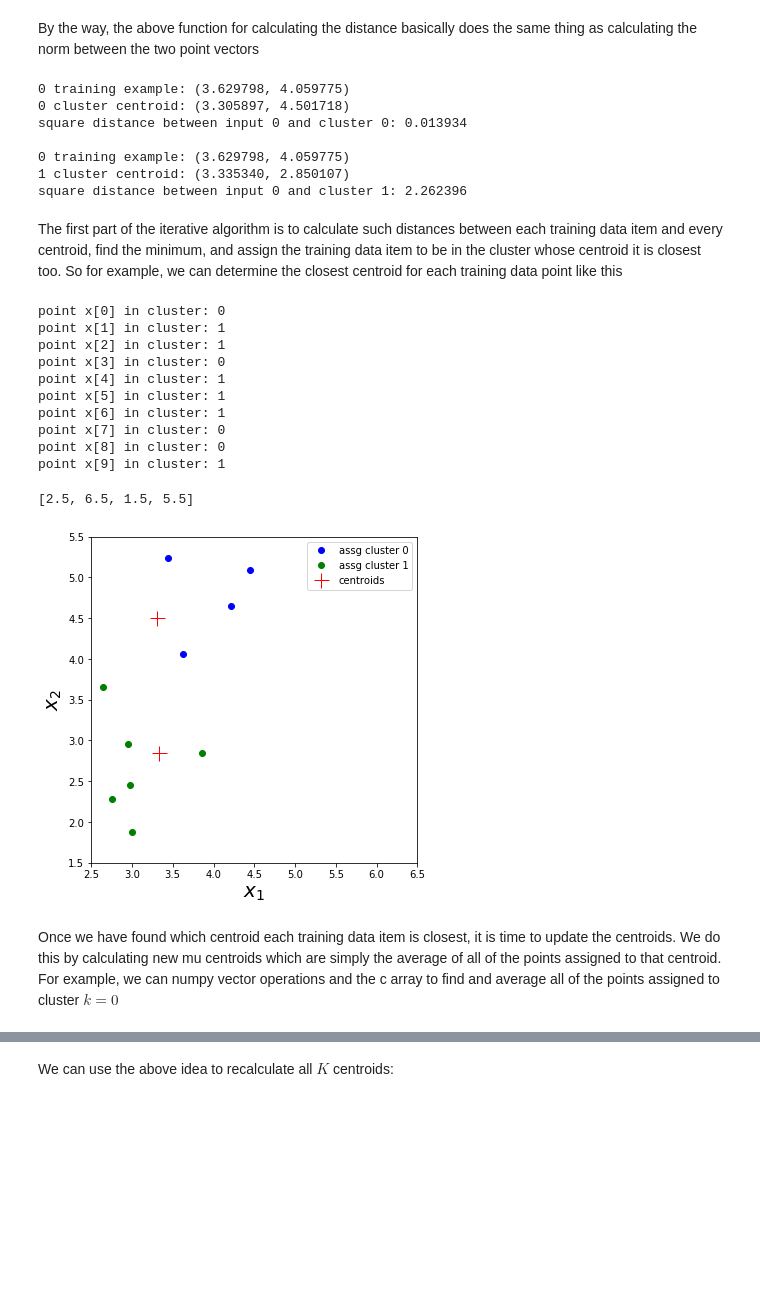
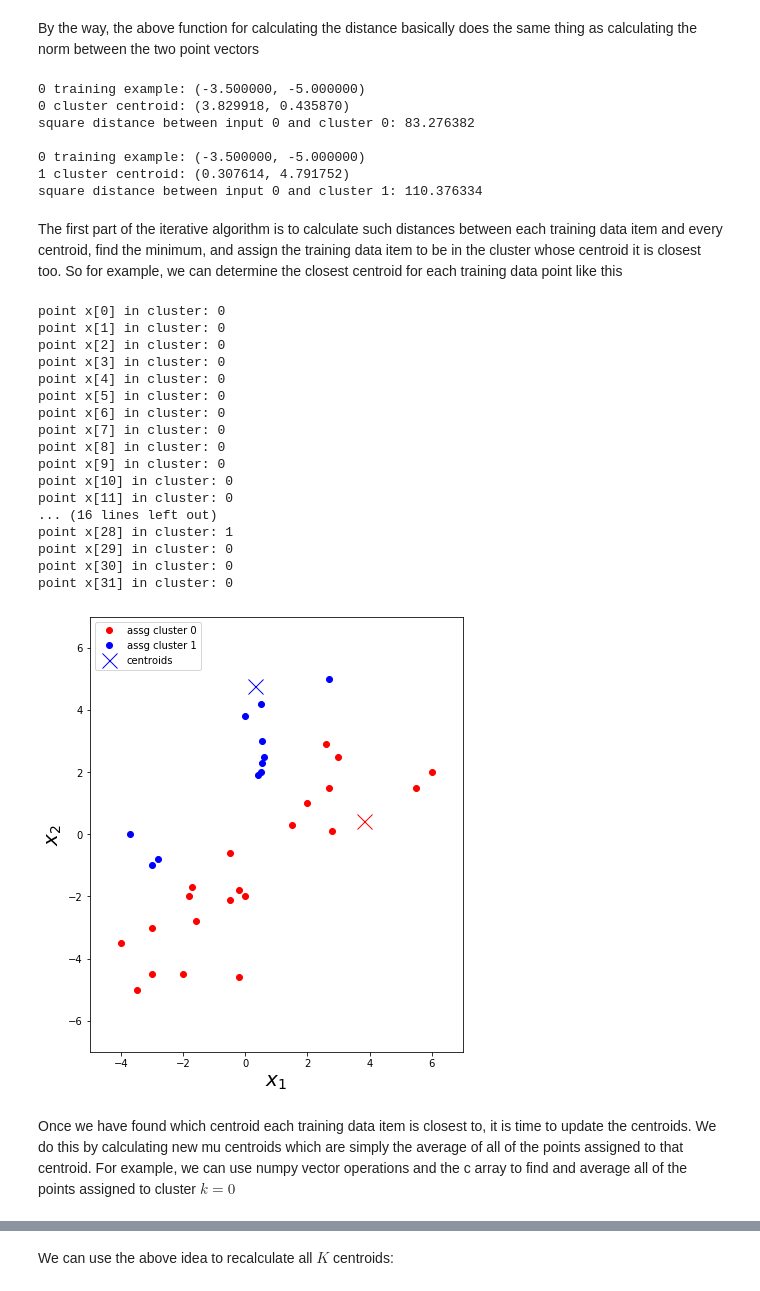
Before and after one commit to tgrasty/CSCI574-Machine-Learning, a Jupyter notebook: lectures/Lecture-11-Unsupervised-Learning.ipynb, the cells around one changed output, grey strips where cells are left out. Drawn from its saved outputs; the diff is of its cells as text; code cells hidden in the pictures; blank space fills up the shorter version.

```diff
--- a/lectures/Lecture-11-Unsupervised-Learning.ipynb
+++ b/lectures/Lecture-11-Unsupervised-Learning.ipynb
@@ -3,8 +3,10 @@ import numpy as np
 import matplotlib.pyplot as plt
 import pandas as pd
 import matplotlib
+import seaborn as sns
 %matplotlib inline
-matplotlib.rcParams['figure.figsize'] = (8, 6) # set default figure size, 8in by 6in
+# %%
+matplotlib.rcParams['figure.figsize'] = (10, 8) # set default figure size, 10in by 8in
 # %% [markdown]
 This week, you will be learning about unsupervised learning. While supervised learning algorithms need labeled examples (x,y), unsupervised learning algorithms need only the input (x). You will learn about clustering—which is used for market segmentation, text summarization, among many other applications.
 # %% [markdown]
@@ -154,7 +245,7 @@ i = 0
 k = 0
 print("%d training example: (%f, %f)" % (i, X[i,0], X[i,1]))
 print("%d cluster centroid: (%f, %f)" % (k, mu[k,0], mu[k,1]))
-print("square distance between input %d and cluster %d: %f" % (i, k, distance(X[i,:], mu[k,:])))
+print("square distance between input %d and cluster %d: %f" % (i, k, distance_norm(X[i,:], mu[k,:])))
 
 # distance from the 0th training example and 1th cluster
 i = 0
@@ -162,15 +253,15 @@ k = 1
 print("")
 print("%d training example: (%f, %f)" % (i, X[i,0], X[i,1]))
 print("%d cluster centroid: (%f, %f)" % (k, mu[k,0], mu[k,1]))
-print("square distance between input %d and cluster %d: %f" % (i, k, distance(X[i,:], mu[k,:])))
+print("square distance between input %d and cluster %d: %f" % (i, k, distance_norm(X[i,:], mu[k,:])))
 # %% [output]
-0 training example: (3.629798, 4.059775)
-0 cluster centroid: (3.305897, 4.501718)
-square distance between input 0 and cluster 0: 0.013934
+0 training example: (-3.500000, -5.000000)
+0 cluster centroid: (3.829918, 0.435870)
+square distance between input 0 and cluster 0: 83.276382
 
-0 training example: (3.629798, 4.059775)
-1 cluster centroid: (3.335340, 2.850107)
-square distance between input 0 and cluster 1: 2.262396
+0 training example: (-3.500000, -5.000000)
+1 cluster centroid: (0.307614, 4.791752)
+square distance between input 0 and cluster 1: 110.376334
 # %% [markdown]
 The first part of the iterative algorithm is to calculate such distances between each training data item and every centroid,
 find the minimum, and assign the training data item to be in the cluster whose centroid it is closest too.  So for example,
@@ -182,51 +273,58 @@ c = np.zeros(m)
 # for each training data point i
 for i in range(m):
     # determine distance to cluster 0
-    min_distance = distance(X[i,:], mu[0, :])
+    min_distance = distance_norm(X[i,:], mu[0, :])
     c[i] = 0
     # find out if any other cluster centroid k=1,...K is closer
     for k in range(1, K):
-        another_distance = distance(X[i,:], mu[k, :])
+        another_distance = distance_norm(X[i,:], mu[k, :])
         if another_distance < min_distance:
             min_distance = another_distance
             c[i] = k
 
 # the above loop represents the code needed to assign each point to the closest cluster mu.  Here were the
 # clusters that each point was assigned to
 for i in range(m):
     print("point x[%d] in cluster: %d" % (i, c[i]))
 
 # lets visualize the resulting assignments of the points to the current cluster centroids
 cluster_0 = np.where(c == 0)[0]
 cluster_1 = np.where(c == 1)[0]
 
 #plt.figure(figsize=(8,16))
 ax = plt.gca()
 ax.set_aspect('equal')
 
-plt.plot(X[cluster_0, 0], X[cluster_0, 1], 'bo', label='assg cluster 0')
-plt.plot(X[cluster_1, 0], X[cluster_1, 1], 'go', label='assg cluster 1')
-plt.plot(mu[:,0], mu[:,1], 'r+', markersize=15, label='centroids')
+plt.plot(X[cluster_0, 0], X[cluster_0, 1], 'ro', label='assg cluster 0')
+plt.plot(mu[0,0], mu[0,1], 'rx', markersize=15)
+plt.plot(X[cluster_1, 0], X[cluster_1, 1], 'bo', label='assg cluster 1')
+plt.plot(mu[1,0], mu[1,1], 'bx', markersize=15, label='centroids')
 plt.xlabel(r'$x_1$', fontsize=20)
 plt.ylabel(r'$x_2$', fontsize=20)
-plt.legend(loc=1)
-plt.axis([2.5, 6.5, 1.5, 5.5])
+plt.legend(loc=2)
+plt.axis([-5, 7, -7, 7]);
 # %% [output]
 point x[0] in cluster: 0
-point x[1] in cluster: 1
-point x[2] in cluster: 1
+point x[1] in cluster: 0
+point x[2] in cluster: 0
 point x[3] in cluster: 0
-point x[4] in cluster: 1
-point x[5] in cluster: 1
-point x[6] in cluster: 1
+point x[4] in cluster: 0
+point x[5] in cluster: 0
+point x[6] in cluster: 0
 point x[7] in cluster: 0
 point x[8] in cluster: 0
-point x[9] in cluster: 1
+point x[9] in cluster: 0
+point x[10] in cluster: 0
+point x[11] in cluster: 0
+... (16 lines left out)
+point x[28] in cluster: 1
+point x[29] in cluster: 0
+point x[30] in cluster: 0
+point x[31] in cluster: 0
-[2.5, 6.5, 1.5, 5.5]
-[figure, old version]
+[figure, new version]
 # %% [markdown]
-Once we have found which centroid each training data item is closest, it is time to update the centroids.  We do this by calculating
-new mu centroids which are simply the average of all of the points assigned to that centroid.  For example, we can numpy vector
+Once we have found which centroid each training data item is closest to, it is time to update the centroids.  We do this by calculating
+new mu centroids which are simply the average of all of the points assigned to that centroid.  For example, we can use numpy vector
 operations and the c array to find and average all of the points assigned to cluster $k = 0$
 # %%
 cluster_0 = np.where(c == 0)[0]
```
Also changed, not shown: parts of 43 cells of this notebook, 1 other file.
